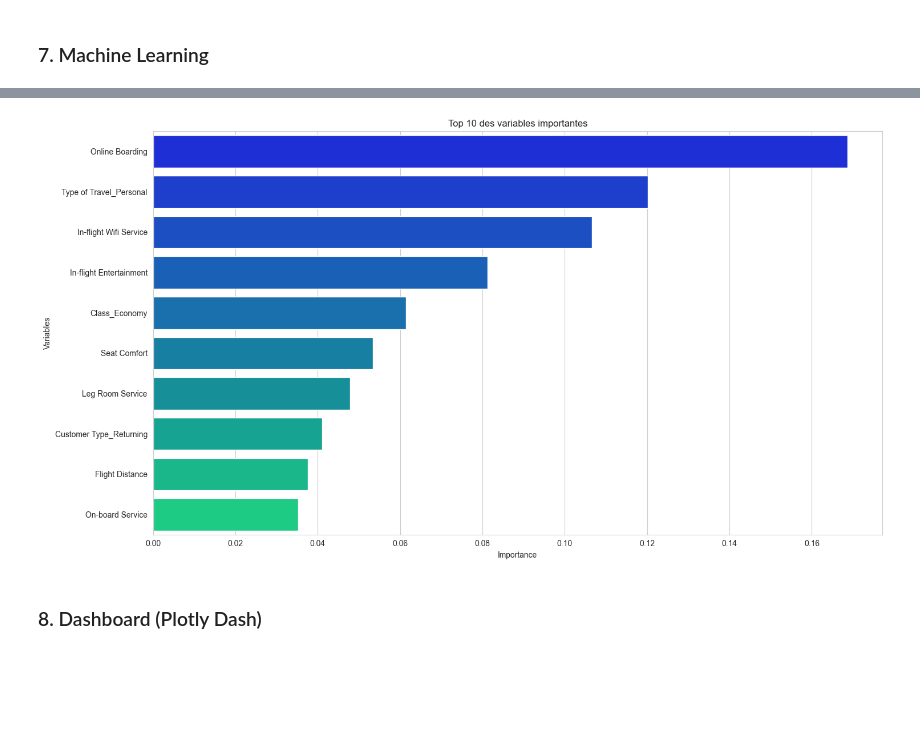
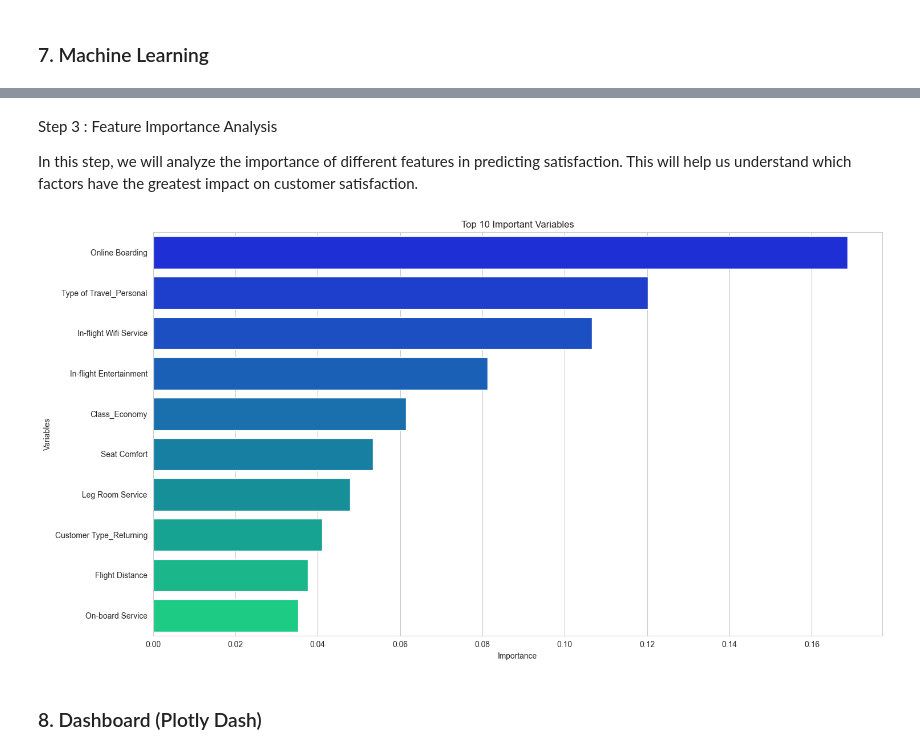
Before and after one commit to ArvindB75/Project-2-Maven-Airline-Challenge, a Jupyter notebook: Maven_Airlines_Challenge.ipynb, the cells around one changed output, grey strips where cells are left out. Cells and saved outputs as stored; diff of their text form; code cells hidden in the pictures; blank space fills up the shorter version.

```diff
--- a/Maven_Airlines_Challenge.ipynb
+++ b/Maven_Airlines_Challenge.ipynb
@@ -541,16 +546,16 @@ Séparation des données : Nous allons diviser les données en ensembles d'entra
 # %%
-# Variable à exclure
+# Variables to exclude
 
-variable_exclus = ['ID']
+excluded_variables = ['ID']
 
-# Selection des variables et de la target
-X = df_zero.drop(columns = variable_exclus + ['Satisfaction'])
+# Selection of variables and target
+X = df_zero.drop(columns = excluded_variables + ['Satisfaction'])
 y = df_zero['Satisfaction']
 
-# One-hot encoding pour les variables catégorielles
+# One-hot encoding for categorical variables
 
-X_encoded = pd.get_dummies(X, drop_first=True)
+X_encoded = pd.get_dummies(X, drop_first = True)
 
-# Separation du dataset en 2 parties train et test (80/20)
+# Splitting the dataset into two parts: train and test (80/20)
 
-X_train, X_test, y_train, y_test = train_test_split(X_encoded, y, test_size=0.2, random_state=42, stratify=y)
+X_train, X_test, y_train, y_test = train_test_split(X_encoded, y, test_size = 0.2, random_state = 42, stratify = y)
@@ -615,27 +616,31 @@ Dans cette étape, nous allons analyser l'importance des différentes caractéri
+# %% [markdown]
+Step 3 : Feature Importance Analysis
+
+In this step, we will analyze the importance of different features in predicting satisfaction. This will help us understand which factors have the greatest impact on customer satisfaction.
 # %%
-# Recupération des features importances à partir du modéle de forêt aléatoire entrainé
+# Retrieving feature importances from the trained random forest model
 
 feature_importances = random_forest_model.feature_importances_
 
-# Création d'un DataFrame regroupant les noms des variables et leur degré d'importance
+# Creating a DataFrame that includes the names of the variables and their importance
 
 feature_importances_df = pd.DataFrame({'Feature': X_encoded.columns, 'Importance': feature_importances})
 
-# On garde les 10 features les plus impactantes par ordre décroissant
+# Keeping the top 10 most impactful features in descending order
 
-feature_importances_desc = feature_importances_df.sort_values(by='Importance', ascending=False).head(10)
+feature_importances_desc = feature_importances_df.sort_values(by = 'Importance', ascending = False).head(10)
 
-# Tracer les 10 features les plus impactantes
+# Plotting the top 10 most impactful features
 
 plt.figure(figsize = (15, 8))
 sns.barplot(x = 'Importance', y = 'Feature', data = feature_importances_desc, palette = 'winter')
-plt.title('Top 10 des variables importantes')
+plt.title('Top 10 Important Variables')
 plt.xlabel('Importance')
 plt.ylabel('Variables')
 plt.tight_layout()
 plt.show()
 # %% [output]
-[figure, old version]
+[figure, new version]
 # %% [markdown]
 ### 8. Dashboard (Plotly Dash)
 # %%
```
Also changed, not shown: parts of 138 cells of this notebook.
